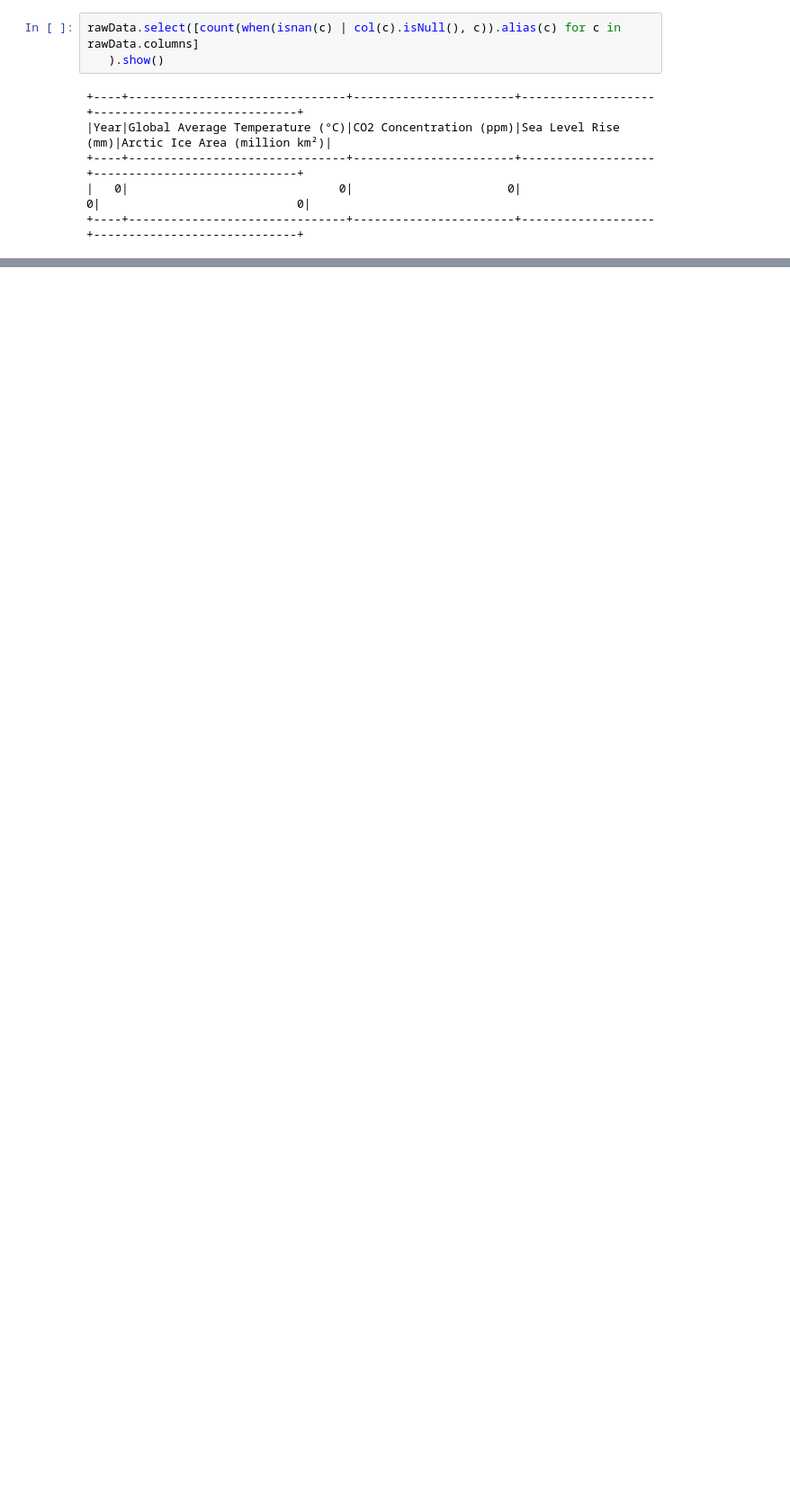
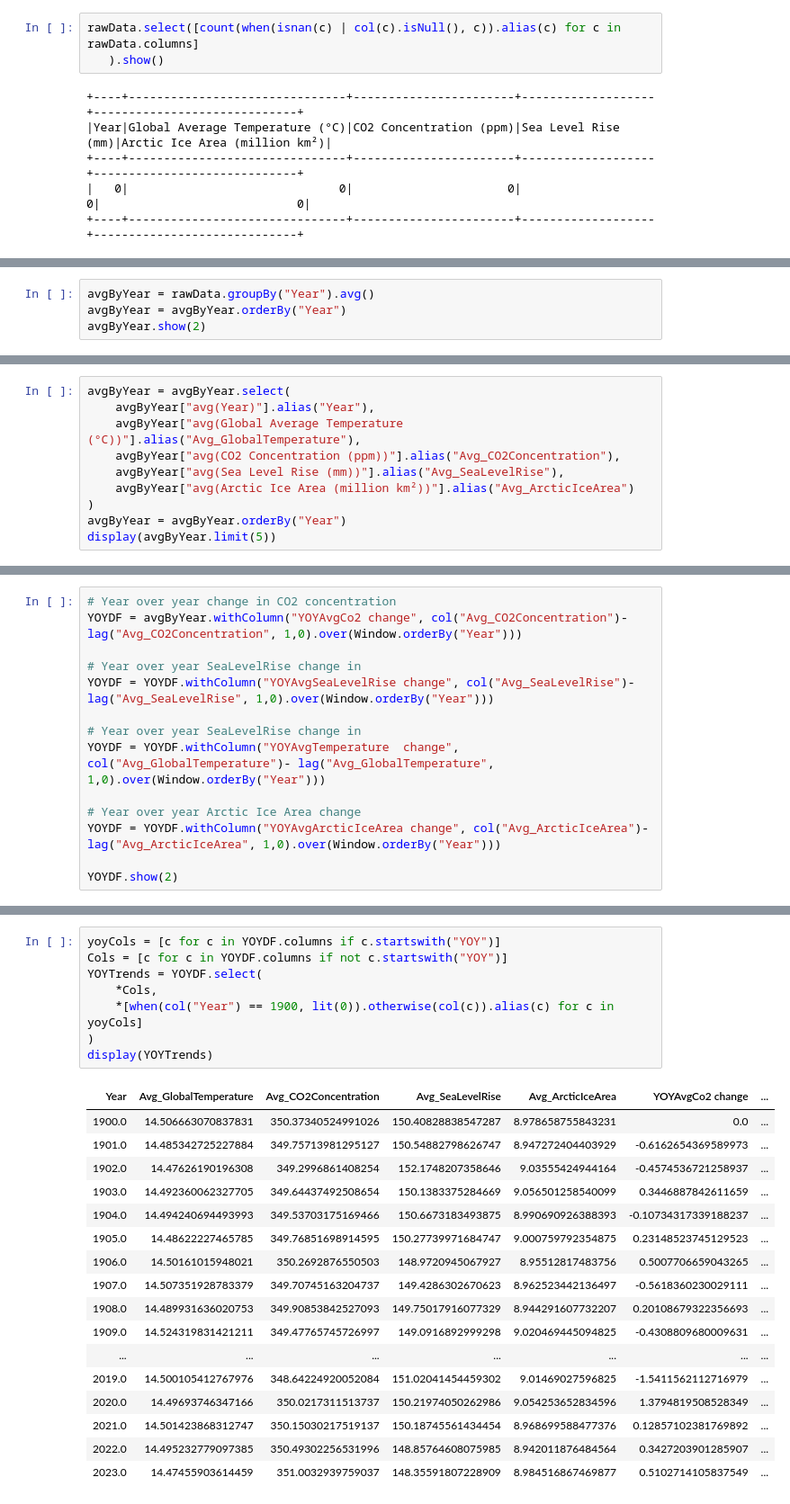
Before and after one commit to Nallaganti/globalClimeGraph, a Jupyter notebook: python-code/Data Transformation-gcg.ipynb, the cells around one changed output, grey strips where cells are left out. Shown: that part at 90% size. Cells and saved outputs as stored; diff of their text form; blank space fills up the shorter version.

```diff
--- a/python-code/Data Transformation-gcg.ipynb
+++ b/python-code/Data Transformation-gcg.ipynb
@@ -98,0 +76,4 @@ only showing top 5 rows
+# %%
+avgByYear = rawData.groupBy("Year").avg()
+avgByYear = avgByYear.orderBy("Year")
+avgByYear.show(2)
@@ -98,0 +88,10 @@ only showing top 5 rows
+# %%
+avgByYear = avgByYear.select(
+    avgByYear["avg(Year)"].alias("Year"),
+    avgByYear["avg(Global Average Temperature (°C))"].alias("Avg_GlobalTemperature"),
+    avgByYear["avg(CO2 Concentration (ppm))"].alias("Avg_CO2Concentration"),
+    avgByYear["avg(Sea Level Rise (mm))"].alias("Avg_SeaLevelRise"),
+    avgByYear["avg(Arctic Ice Area (million km²))"].alias("Avg_ArcticIceArea")
+)
+avgByYear = avgByYear.orderBy("Year")
+display(avgByYear.limit(5))
@@ -98,0 +105,14 @@ only showing top 5 rows
+# %%
+# Year over year change in CO2 concentration
+YOYDF = avgByYear.withColumn("YOYAvgCo2 change", col("Avg_CO2Concentration")- lag("Avg_CO2Concentration", 1,0).over(Window.orderBy("Year")))
+
+# Year over year SeaLevelRise change in
+YOYDF = YOYDF.withColumn("YOYAvgSeaLevelRise change", col("Avg_SeaLevelRise")- lag("Avg_SeaLevelRise", 1,0).over(Window.orderBy("Year")))
+
+# Year over year SeaLevelRise change in
+YOYDF = YOYDF.withColumn("YOYAvgTemperature  change", col("Avg_GlobalTemperature")- lag("Avg_GlobalTemperature", 1,0).over(Window.orderBy("Year")))
+
+# Year over year Arctic Ice Area change
+YOYDF = YOYDF.withColumn("YOYAvgArcticIceArea change", col("Avg_ArcticIceArea")- lag("Avg_ArcticIceArea", 1,0).over(Window.orderBy("Year")))
+
+YOYDF.show(2)
@@ -98,0 +127,26 @@ only showing top 5 rows
+# %%
+yoyCols = [c for c in YOYDF.columns if c.startswith("YOY")]
+Cols = [c for c in YOYDF.columns if not c.startswith("YOY")]
+YOYTrends = YOYDF.select(
+    *Cols,
+    *[when(col("Year") == 1900, lit(0)).otherwise(col(c)).alias(c) for c in yoyCols]
+)
+display(YOYTrends)
+# %% [output]
+| Year | Avg_GlobalTemperature | Avg_CO2Concentration | Avg_SeaLevelRise | Avg_ArcticIceArea | YOYAvgCo2 change | ... |
+| 1900.0 | 14.506663070837831 | 350.37340524991026 | 150.40828838547287 | 8.978658755843231 | 0.0 | ... |
+| 1901.0 | 14.485342725227884 | 349.75713981295127 | 150.54882798626747 | 8.947272404403929 | -0.6162654369589973 | ... |
+| 1902.0 | 14.47626190196308 | 349.2996861408254 | 152.1748207358646 | 9.03555424944164 | -0.4574536721258937 | ... |
+| 1903.0 | 14.492360062327705 | 349.64437492508654 | 150.1383375284669 | 9.056501258540099 | 0.3446887842611659 | ... |
+| 1904.0 | 14.494240694493993 | 349.53703175169466 | 150.6673183493875 | 8.990690926388393 | -0.10734317339188237 | ... |
+| 1905.0 | 14.48622227465785 | 349.76851698914595 | 150.27739971684747 | 9.000759792354875 | 0.23148523745129523 | ... |
+| 1906.0 | 14.50161015948021 | 350.2692876550503 | 148.9720945067927 | 8.95512817483756 | 0.5007706659043265 | ... |
+| 1907.0 | 14.507351928783379 | 349.70745163204737 | 149.4286302670623 | 8.962523442136497 | -0.5618360230029111 | ... |
+| 1908.0 | 14.489931636020753 | 349.90853842527093 | 149.75017916077329 | 8.944291607732207 | 0.20108679322356693 | ... |
+| 1909.0 | 14.524319831421211 | 349.47765745726997 | 149.0916892999298 | 9.020469445094825 | -0.4308809680009631 | ... |
+| ... | ... | ... | ... | ... | ... | ... |
+| 2019.0 | 14.500105412767976 | 348.64224920052084 | 151.02041454459302 | 9.01469027596825 | -1.5411562112716979 | ... |
+| 2020.0 | 14.49693746347166 | 350.0217311513737 | 150.21974050262986 | 9.054253652834596 | 1.3794819508528349 | ... |
+| 2021.0 | 14.501423868312747 | 350.15030217519137 | 150.18745561434454 | 8.968699588477376 | 0.12857102381769892 | ... |
+| 2022.0 | 14.495232779097385 | 350.49302256531996 | 148.85764608075985 | 8.942011876484564 | 0.3427203901285907 | ... |
+| 2023.0 | 14.47455903614459 | 351.0032939759037 | 148.35591807228909 | 8.984516867469877 | 0.5102714105837549 | ... |
```
Also changed, not shown: parts of 17 cells of this notebook.
